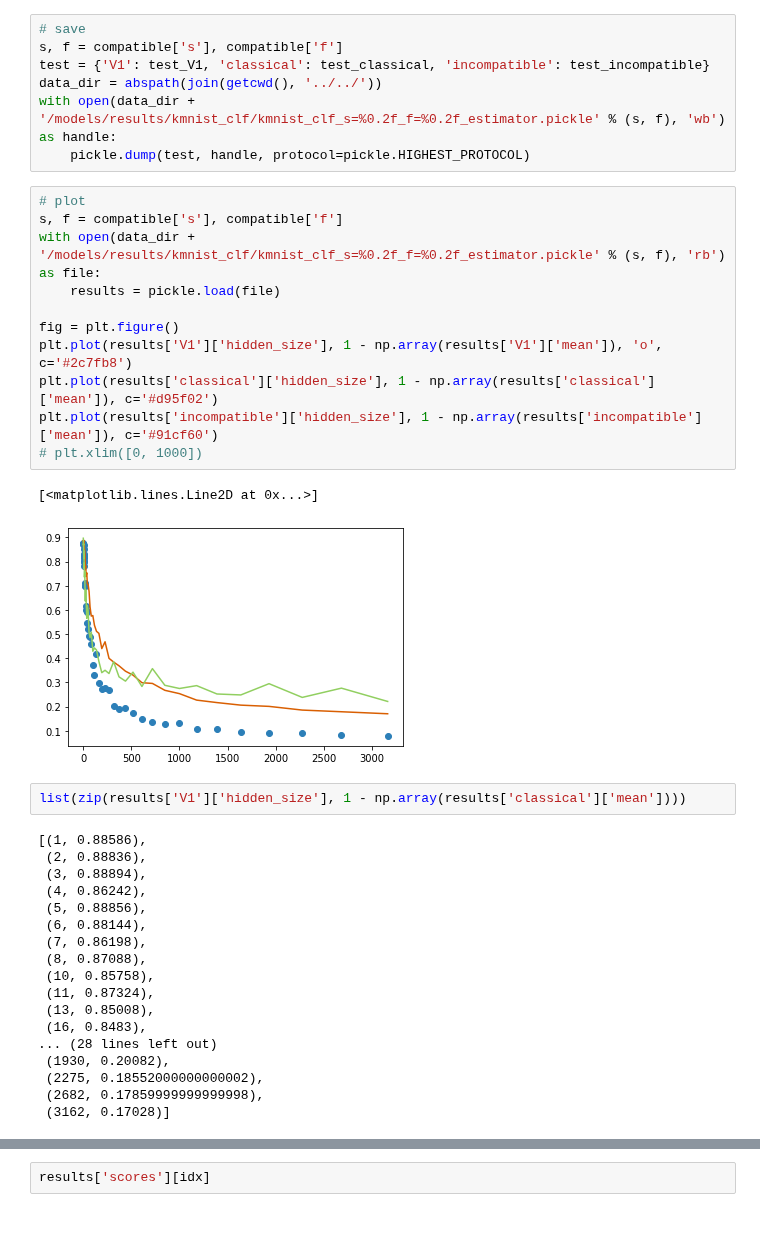
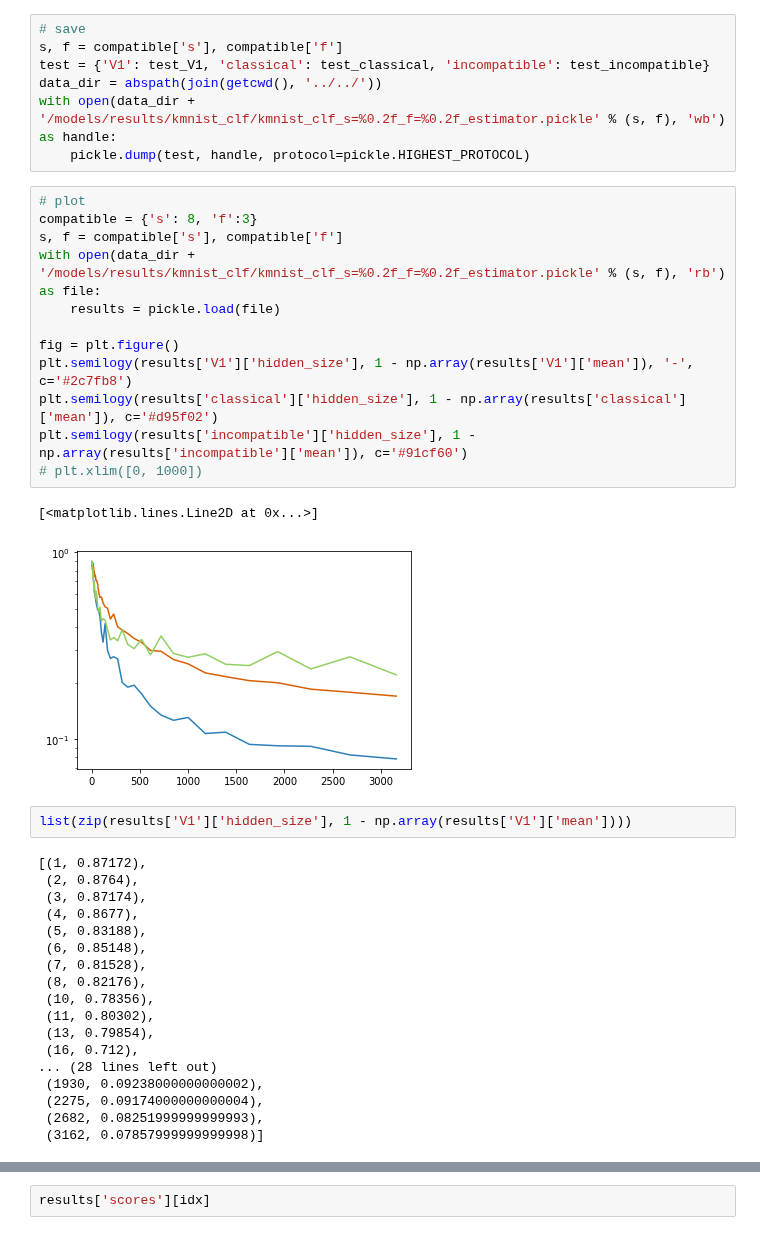
Before and after one commit to BruntonUWBio/structured-random-features, a Jupyter notebook: notebooks/reports/11.1-bp-KMNIST-clf-estimator.ipynb, the cells around one changed output, grey strips where cells are left out. Drawn from its saved outputs; the diff is of its cells as text.

```diff
--- a/notebooks/reports/11.1-bp-KMNIST-clf-estimator.ipynb
+++ b/notebooks/reports/11.1-bp-KMNIST-clf-estimator.ipynb
@@ -94,38 +94,39 @@ with open(data_dir + '/models/results/kmnist_clf/kmnist_clf_s=%0.2f_f=%0.2f_esti
     pickle.dump(test, handle, protocol=pickle.HIGHEST_PROTOCOL)
 # %%
 # plot
+compatible = {'s': 8, 'f':3}
 s, f = compatible['s'], compatible['f']
 with open(data_dir + '/models/results/kmnist_clf/kmnist_clf_s=%0.2f_f=%0.2f_estimator.pickle' % (s, f), 'rb') as file:
     results = pickle.load(file)
 
 fig = plt.figure()
-plt.plot(results['V1']['hidden_size'], 1 - np.array(results['V1']['mean']), 'o', c='#2c7fb8')
-plt.plot(results['classical']['hidden_size'], 1 - np.array(results['classical']['mean']), c='#d95f02')
-plt.plot(results['incompatible']['hidden_size'], 1 - np.array(results['incompatible']['mean']), c='#91cf60')
+plt.semilogy(results['V1']['hidden_size'], 1 - np.array(results['V1']['mean']), '-', c='#2c7fb8')
+plt.semilogy(results['classical']['hidden_size'], 1 - np.array(results['classical']['mean']), c='#d95f02')
+plt.semilogy(results['incompatible']['hidden_size'], 1 - np.array(results['incompatible']['mean']), c='#91cf60')
 # plt.xlim([0, 1000])
 # %% [output]
 [<matplotlib.lines.Line2D at 0x...>]
-[figure, old version]
+[figure, new version]
 # %%
-list(zip(results['V1']['hidden_size'], 1 - np.array(results['classical']['mean'])))
+list(zip(results['V1']['hidden_size'], 1 - np.array(results['V1']['mean'])))
 # %% [output]
-[(1, 0.88586),
- (2, 0.88836),
- (3, 0.88894),
- (4, 0.86242),
- (5, 0.88856),
- (6, 0.88144),
- (7, 0.86198),
- (8, 0.87088),
- (10, 0.85758),
- (11, 0.87324),
- (13, 0.85008),
- (16, 0.8483),
+[(1, 0.87172),
+ (2, 0.8764),
+ (3, 0.87174),
+ (4, 0.8677),
+ (5, 0.83188),
+ (6, 0.85148),
+ (7, 0.81528),
+ (8, 0.82176),
+ (10, 0.78356),
+ (11, 0.80302),
+ (13, 0.79854),
+ (16, 0.712),
 ... (28 lines left out)
- (1930, 0.20082),
- (2275, 0.18552000000000002),
- (2682, 0.17859999999999998),
- (3162, 0.17028)]
+ (1930, 0.09238000000000002),
+ (2275, 0.09174000000000004),
+ (2682, 0.08251999999999993),
+ (3162, 0.07857999999999998)]
 # %%
 with open(data_dir + '/models/results/kmnist_clf/kmnist_param_study_estimator.pickle', 'rb') as file:
     results = pickle.load(file)
```
Also changed, not shown: parts of 1 cell of this notebook, 6 other files.
